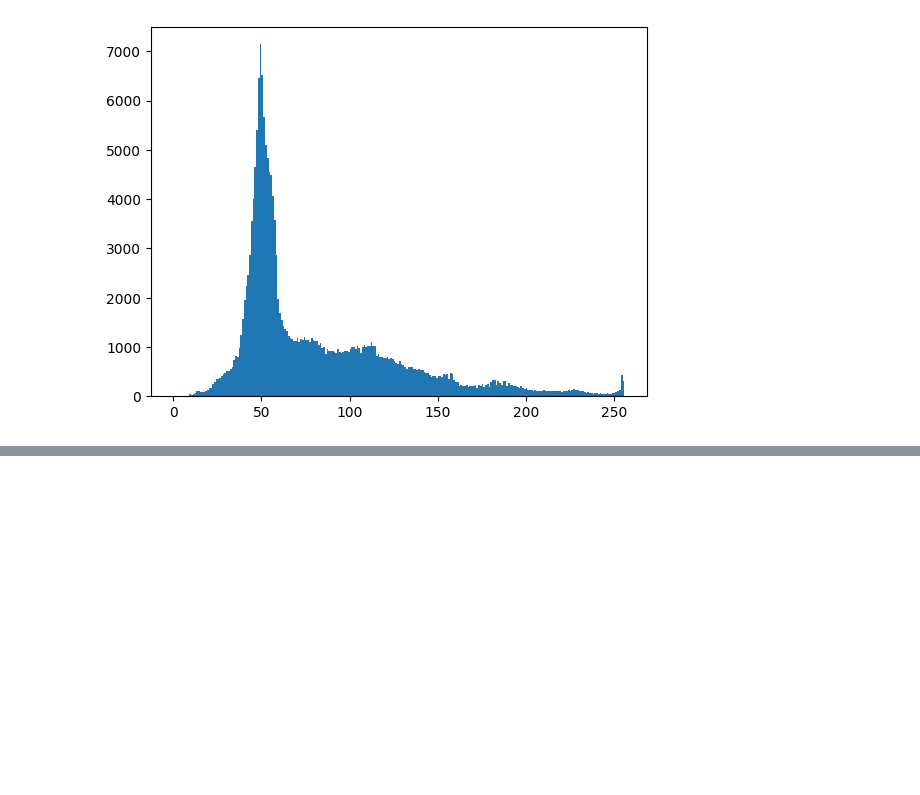
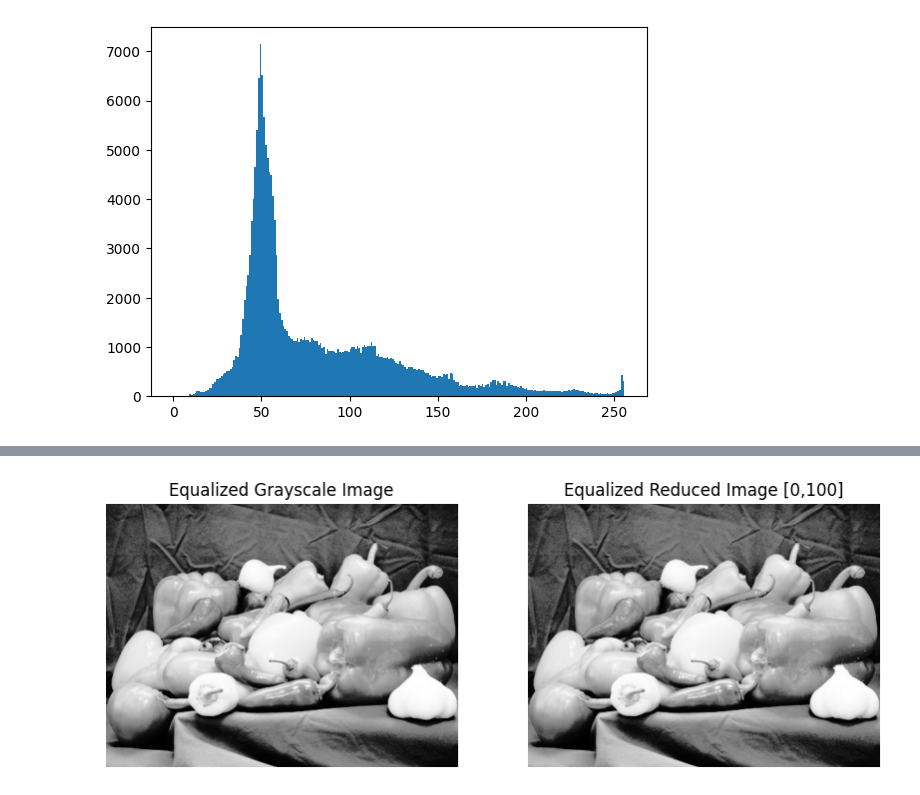
Before and after one commit to Luk446/MachineVisionPractice, a Jupyter notebook: ImageProcessing_1.ipynb, the cells around one changed output, grey strips where cells are left out. Saved outputs shown, nothing was run; the diff lists cells and outputs as text; code cells hidden in the pictures; blank space fills up the shorter version.

```diff
--- a/ImageProcessing_1.ipynb
+++ b/ImageProcessing_1.ipynb
@@ -209,0 +235,9 @@ plt.hist(img_gray_pep.ravel(),256,[0,256]); plt.show()
+# %%
+# equalise histgroam of grayscale image and reduced image
+gray_pep_eq = cv.equalizeHist(img_gray_pep)
+reduced_pep_eq = cv.equalizeHist(reduced2)
+
+# display images
+plotbyside( gray_pep_eq, 'Equalized Grayscale Image', reduced_pep_eq, f'Equalized Reduced Image [0,{N2}]', cmap1='gray', cmap2='gray', figsize=(10,5))
+# %% [output]
+[figure, added]
```
Also changed, not shown: parts of 3 cells of this notebook.
